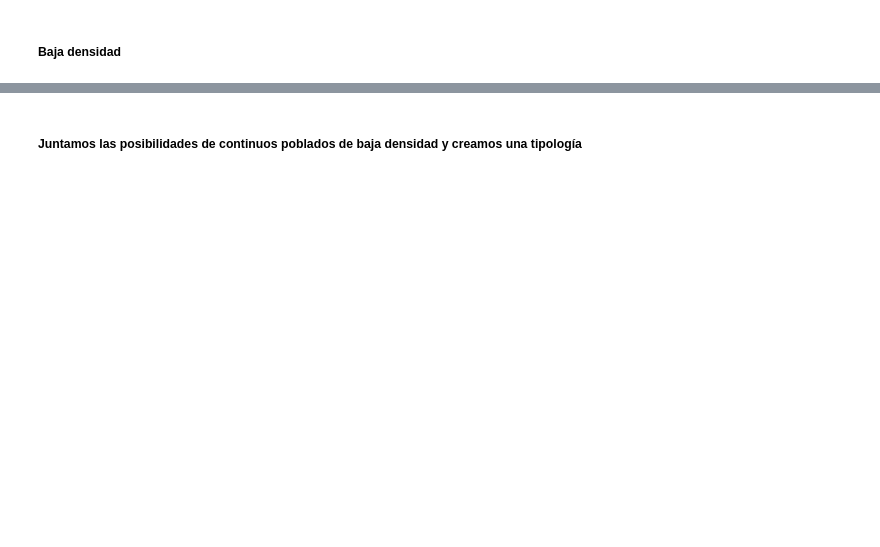
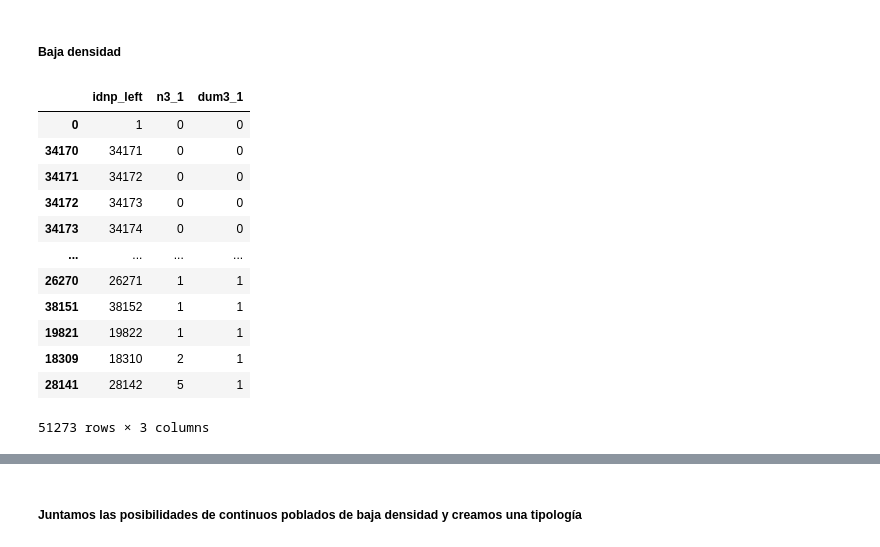
Before and after one commit to gprietoe/Continuo-urbano-rural, a Jupyter notebook: 01. Tipología de continuos poblados.ipynb, the cells around one changed output, grey strips where cells are left out. Cells and saved outputs as stored; diff of their text form; code cells hidden in the pictures; blank space fills up the shorter version.

```diff
--- a/01. Tipología de continuos poblados.ipynb
+++ b/01. Tipología de continuos poblados.ipynb
@@ -97,9 +91,24 @@ p1=p1[['idnp_left','n1_3','dum1_3']].copy()
 ##### Baja densidad
 # %%
 ##Baja densidad con alta densidad
-p2 = gpd.sjoin(np_15r, np_3r, how="left", op='intersects')
-### Calculo de la número de continuos poblados y de las donnas
-p2['n15_3']=np.where(p2.index_right.notna(),1,0)
-p2=p2.groupby('idnp_left').sum().reset_index().sort_values('n15_3')
-p2['dum15_3']=np.where(p2.n15_3>=1,1,0)
-p2=p2[['idnp_left','n15_3','dum15_3']].copy()
+p2 = gpd.sjoin(np_1r, np_3r, how="left", predicate='intersects')
+# Calculo de la número de continuos poblados y de las donnas
+p2['n3_1']=np.where(p2.index_right.notna(),1,0)
+p2=p2.groupby('idnp_left').sum().reset_index().sort_values('n3_1')
+p2['dum3_1']=np.where(p2.n3_1>=1,1,0)
+p2=p2[['idnp_left','n3_1','dum3_1']].copy()
+p2
+# %% [output]
+|  | idnp_left | n3_1 | dum3_1 |
+| 0 | 1 | 0 | 0 |
+| 34170 | 34171 | 0 | 0 |
+| 34171 | 34172 | 0 | 0 |
+| 34172 | 34173 | 0 | 0 |
+| 34173 | 34174 | 0 | 0 |
+| ... | ... | ... | ... |
+| 26270 | 26271 | 1 | 1 |
+| 38151 | 38152 | 1 | 1 |
+| 19821 | 19822 | 1 | 1 |
+| 18309 | 18310 | 2 | 1 |
+| 28141 | 28142 | 5 | 1 |
+51273 rows × 3 columns
```
Also changed, not shown: parts of 13 cells of this notebook, 3 other files.
